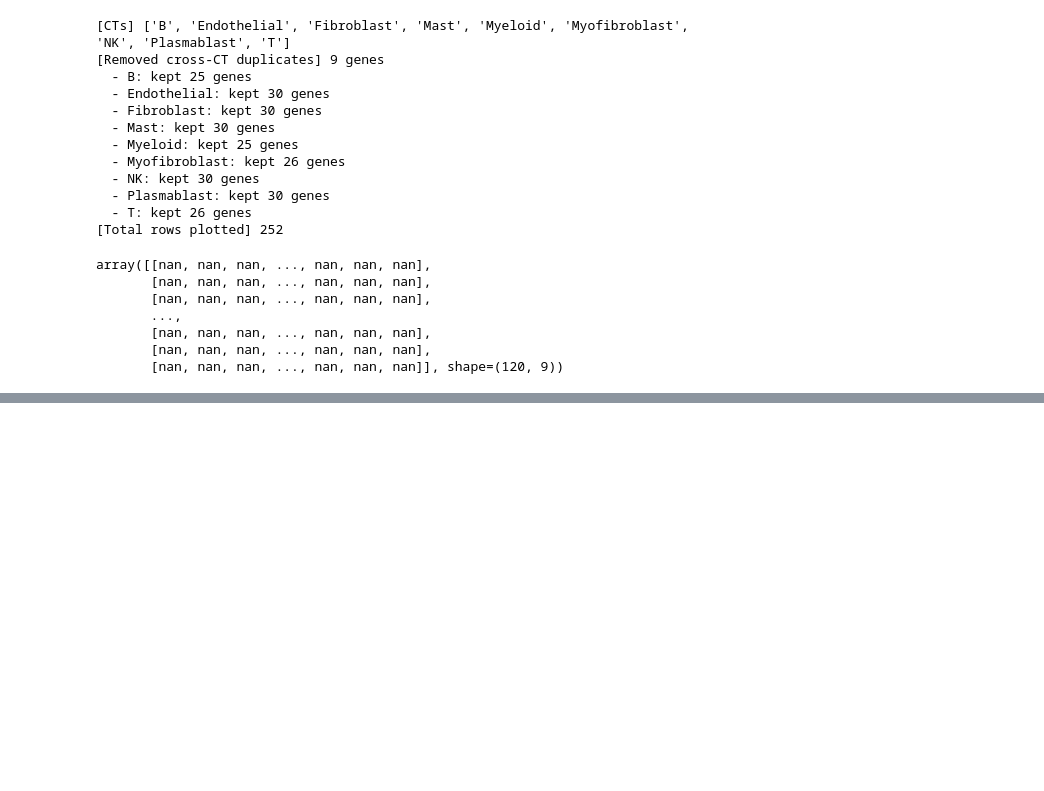
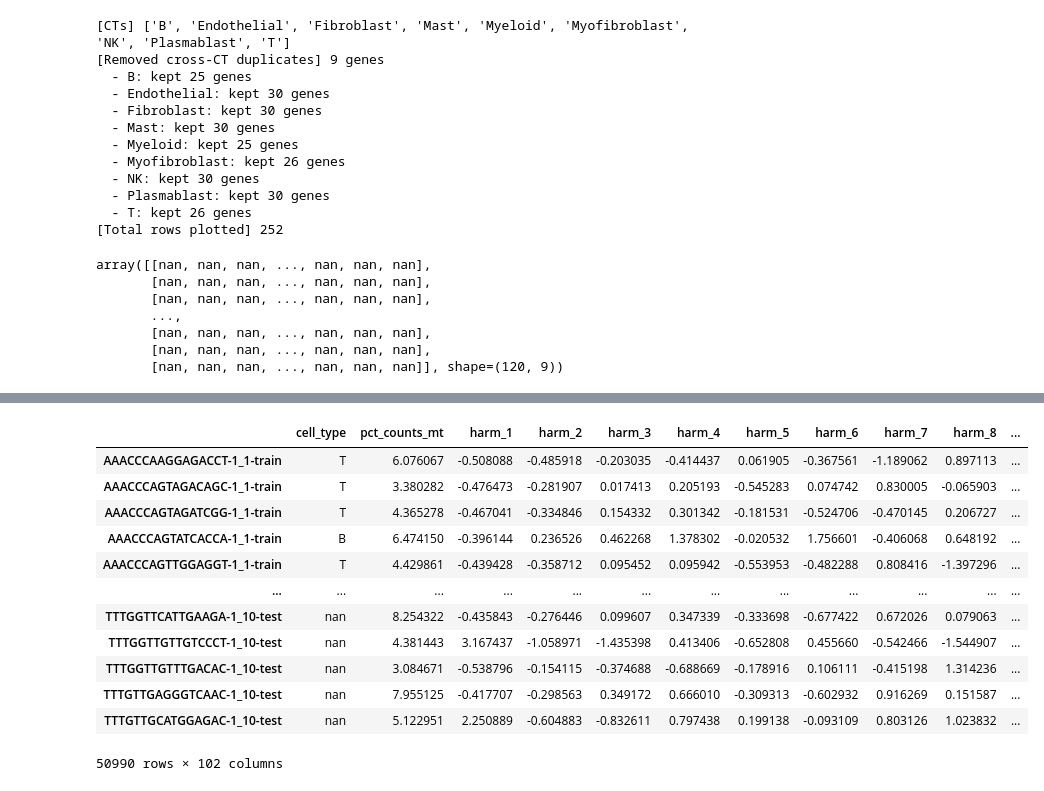
Before and after one commit to Dewey-Wang/Bulk-RNA-Deco-and-Clustering, a Jupyter notebook: workflow/2. clustering preprocess.ipynb, the cells around one changed output, grey strips where cells are left out. Cells and saved outputs as stored; diff of their text form; code cells hidden in the pictures; blank space fills up the shorter version.

```diff
--- a/workflow/2. clustering preprocess.ipynb
+++ b/workflow/2. clustering preprocess.ipynb
@@ -642,0 +1749,16 @@ print("[OK] wrote:", comb_path, "| shape:", df_comb.shape)
+# %%
+df_comb
+# %% [output]
+|  | cell_type | pct_counts_mt | harm_1 | harm_2 | harm_3 | harm_4 | harm_5 | harm_6 | harm_7 | harm_8 | ... |
+| AAACCCAAGGAGACCT-1_1-train | T | 6.076067 | -0.508088 | -0.485918 | -0.203035 | -0.414437 | 0.061905 | -0.367561 | -1.189062 | 0.897113 | ... |
+| AAACCCAGTAGACAGC-1_1-train | T | 3.380282 | -0.476473 | -0.281907 | 0.017413 | 0.205193 | -0.545283 | 0.074742 | 0.830005 | -0.065903 | ... |
+| AAACCCAGTAGATCGG-1_1-train | T | 4.365278 | -0.467041 | -0.334846 | 0.154332 | 0.301342 | -0.181531 | -0.524706 | -0.470145 | 0.206727 | ... |
+| AAACCCAGTATCACCA-1_1-train | B | 6.474150 | -0.396144 | 0.236526 | 0.462268 | 1.378302 | -0.020532 | 1.756601 | -0.406068 | 0.648192 | ... |
+| AAACCCAGTTGGAGGT-1_1-train | T | 4.429861 | -0.439428 | -0.358712 | 0.095452 | 0.095942 | -0.553953 | -0.482288 | 0.808416 | -1.397296 | ... |
+| ... | ... | ... | ... | ... | ... | ... | ... | ... | ... | ... | ... |
+| TTTGGTTCATTGAAGA-1_10-test | nan | 8.254322 | -0.435843 | -0.276446 | 0.099607 | 0.347339 | -0.333698 | -0.677422 | 0.672026 | 0.079063 | ... |
+| TTTGGTTGTTGTCCCT-1_10-test | nan | 4.381443 | 3.167437 | -1.058971 | -1.435398 | 0.413406 | -0.652808 | 0.455660 | -0.542466 | -1.544907 | ... |
+| TTTGGTTGTTTGACAC-1_10-test | nan | 3.084671 | -0.538796 | -0.154115 | -0.374688 | -0.688669 | -0.178916 | 0.106111 | -0.415198 | 1.314236 | ... |
+| TTTGTTGAGGGTCAAC-1_10-test | nan | 7.955125 | -0.417707 | -0.298563 | 0.349172 | 0.666010 | -0.309313 | -0.602932 | 0.916269 | 0.151587 | ... |
+| TTTGTTGCATGGAGAC-1_10-test | nan | 5.122951 | 2.250889 | -0.604883 | -0.832611 | 0.797438 | 0.199138 | -0.093109 | 0.803126 | 1.023832 | ... |
+50990 rows × 102 columns
```
Also changed, not shown: parts of 6 cells of this notebook, 56 other files.
